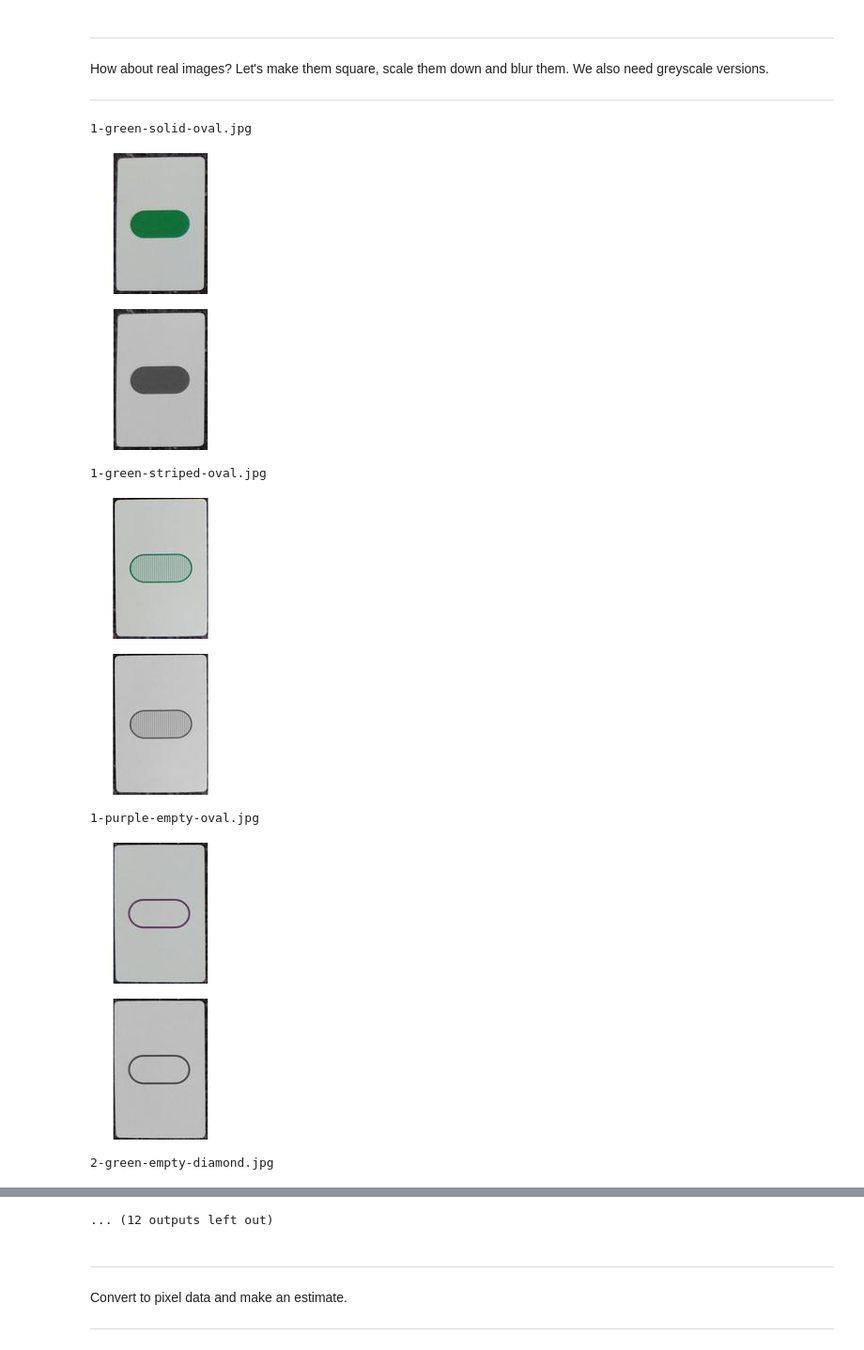
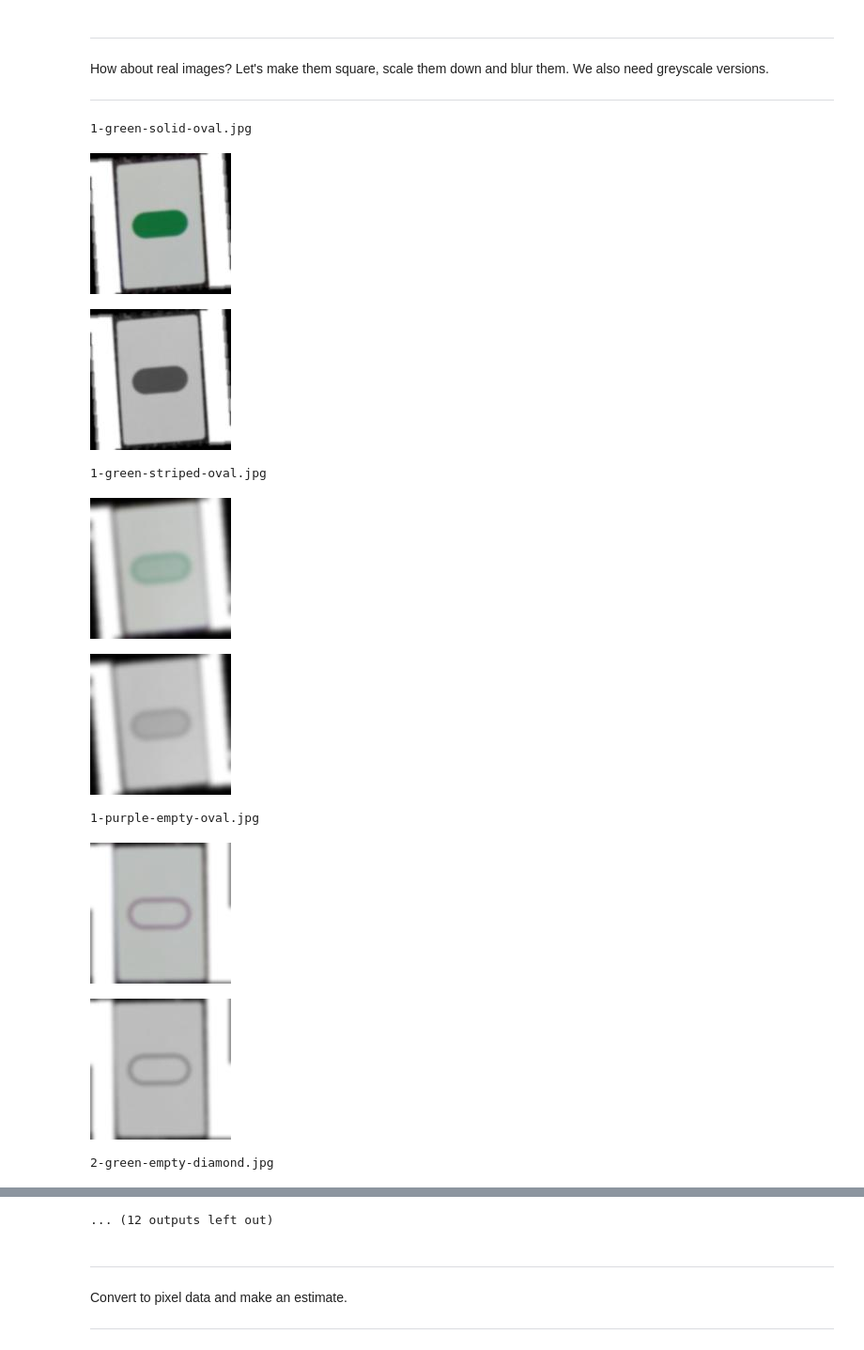
Before and after one commit to yosemitebandit/setbot, a Jupyter notebook: evaluator.ipynb, the cells around one changed output, grey strips where cells are left out. Shown: that part at 94% size. Saved outputs shown, nothing was run; the diff lists cells and outputs as text; code cells hidden in the pictures.

Commit message:
messing with some random blurring and rotating in the evaluator

```diff
--- a/evaluator.ipynb
+++ b/evaluator.ipynb
@@ -263,40 +263,42 @@ blurred_directory = 'irl-blurred-images'
 greyscaled_directory = 'irl-greyscaled-images'
 for directory in (blurred_directory, greyscaled_directory):
   if not os.path.exists(directory):
     os.makedirs(directory)
 
 for irl_image_filename in os.listdir(input_directory):
   irl_image_filepath = os.path.join(input_directory, irl_image_filename)
   image = Image.open(irl_image_filepath)
   largest_dimension = max((image.width, image.height))
   new_image = Image.new('RGB', (largest_dimension, largest_dimension), (255, 255, 255))
   new_image.putalpha(255)
   left_padding = (largest_dimension - image.width) / 2
   top_padding = (largest_dimension - image.height) / 2
   new_image.paste(image, (left_padding, top_padding))
 
+  rotated_image = new_image.rotate(5*random.random(), expand=True, resample=Image.BICUBIC)
+
   card_width, card_height = 150, 150
-  resized_image = new_image.resize((card_width, card_height), resample=Image.ANTIALIAS)
+  resized_image = rotated_image.resize((card_width, card_height), resample=Image.ANTIALIAS)
 
-  blurred_image = resized_image.filter(ImageFilter.GaussianBlur(0))
+  blurred_image = resized_image.filter(ImageFilter.GaussianBlur(3*random.random()))
   blurred_filepath = os.path.join(blurred_directory, irl_image_filename)
   blurred_image.save(blurred_filepath)
 
   greyscaled_image = blurred_image.convert('L')
   greyscaled_filepath = os.path.join(greyscaled_directory, irl_image_filename)
   greyscaled_image.save(greyscaled_filepath)
 
   print irl_image_filename
   display.display(display.Image(filename=blurred_filepath))
   display.display(display.Image(filename=greyscaled_filepath))
 # %% [output]
 1-green-solid-oval.jpg
-[figure, old version]
+[figure, new version]
-[figure, old version]
+[figure, new version]
 1-green-striped-oval.jpg
-[figure, old version]
+[figure, new version]
-[figure, old version]
+[figure, new version]
 1-purple-empty-oval.jpg
-[figure, old version]
+[figure, new version]
-[figure, old version]
+[figure, new version]
 2-green-empty-diamond.jpg
```
Also changed, not shown: parts of 2 cells of this notebook.
